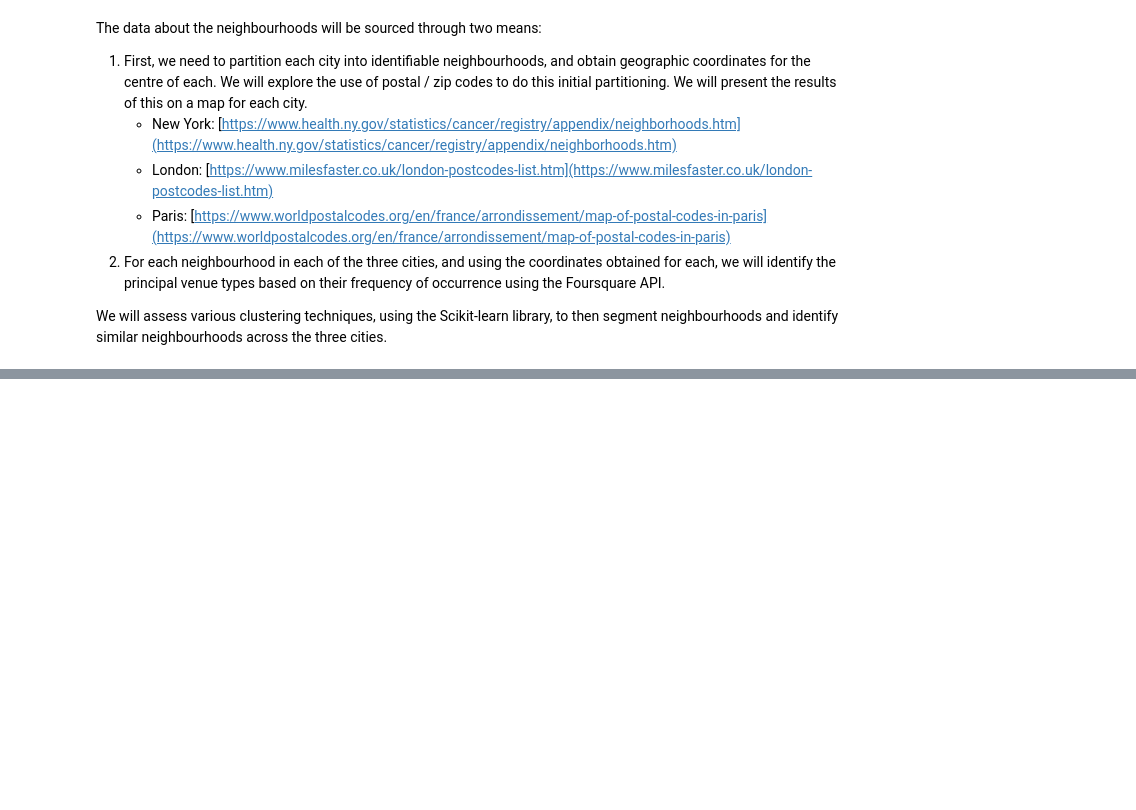
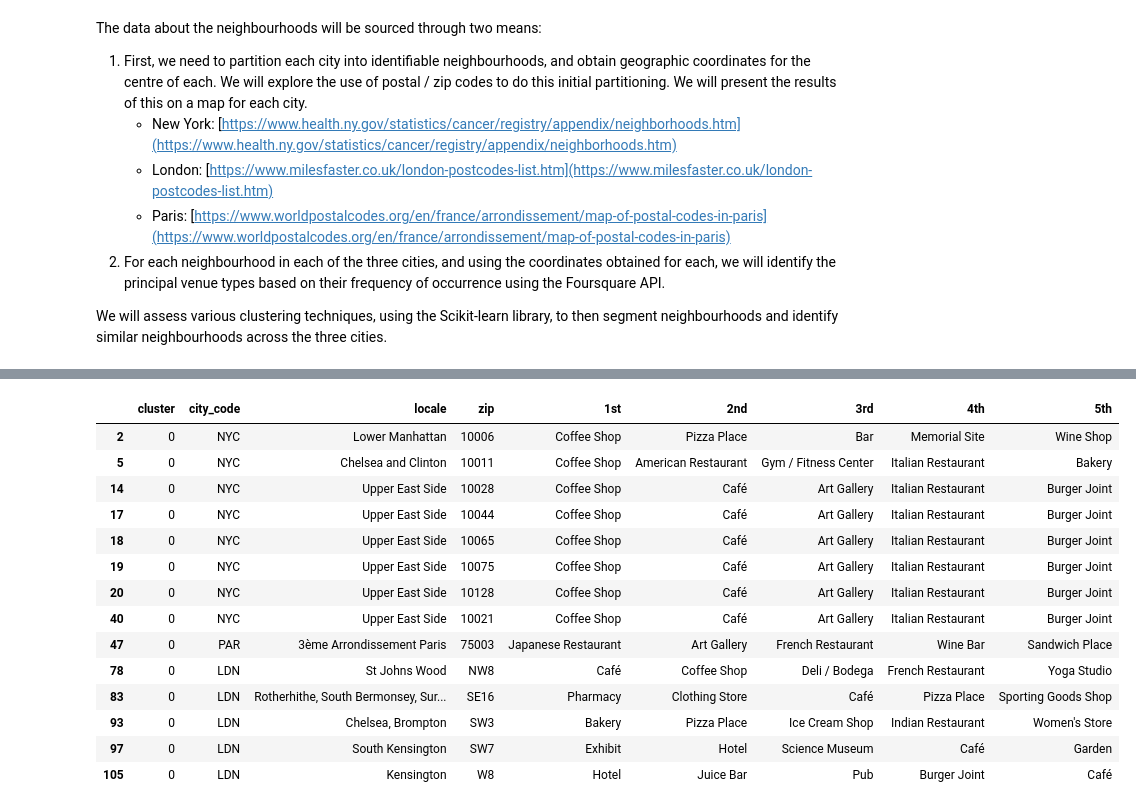
Before and after one commit to pemm8/Coursera_Capstone, a Jupyter notebook: Capstone_BattleOfNeighbourhoods.ipynb, the cells around one changed output, grey strips where cells are left out. Cells and saved outputs as stored; diff of their text form; code cells hidden in the pictures; blank space fills up the shorter version.

```diff
--- a/Capstone_BattleOfNeighbourhoods.ipynb
+++ b/Capstone_BattleOfNeighbourhoods.ipynb
@@ -24,0 +591,18 @@ We will assess various clustering techniques, using the Scikit-learn library, to
+# %%
+df_venues_sorted[df_venues_sorted['cluster'] == 0]
+# %% [output]
+|  | cluster | city_code | locale | zip | 1st | 2nd | 3rd | 4th | 5th |
+| 2 | 0 | NYC | Lower Manhattan | 10006 | Coffee Shop | Pizza Place | Bar | Memorial Site | Wine Shop |
+| 5 | 0 | NYC | Chelsea and Clinton | 10011 | Coffee Shop | American Restaurant | Gym / Fitness Center | Italian Restaurant | Bakery |
+| 14 | 0 | NYC | Upper East Side | 10028 | Coffee Shop | Café | Art Gallery | Italian Restaurant | Burger Joint |
+| 17 | 0 | NYC | Upper East Side | 10044 | Coffee Shop | Café | Art Gallery | Italian Restaurant | Burger Joint |
+| 18 | 0 | NYC | Upper East Side | 10065 | Coffee Shop | Café | Art Gallery | Italian Restaurant | Burger Joint |
+| 19 | 0 | NYC | Upper East Side | 10075 | Coffee Shop | Café | Art Gallery | Italian Restaurant | Burger Joint |
+| 20 | 0 | NYC | Upper East Side | 10128 | Coffee Shop | Café | Art Gallery | Italian Restaurant | Burger Joint |
+| 40 | 0 | NYC | Upper East Side | 10021 | Coffee Shop | Café | Art Gallery | Italian Restaurant | Burger Joint |
+| 47 | 0 | PAR | 3ème Arrondissement Paris | 75003 | Japanese Restaurant | Art Gallery | French Restaurant | Wine Bar | Sandwich Place |
+| 78 | 0 | LDN | St Johns Wood | NW8 | Café | Coffee Shop | Deli / Bodega | French Restaurant | Yoga Studio |
+| 83 | 0 | LDN | Rotherhithe, South Bermonsey, Sur... | SE16 | Pharmacy | Clothing Store | Café | Pizza Place | Sporting Goods Shop |
+| 93 | 0 | LDN | Chelsea, Brompton | SW3 | Bakery | Pizza Place | Ice Cream Shop | Indian Restaurant | Women's Store |
+| 97 | 0 | LDN | South Kensington | SW7 | Exhibit | Hotel | Science Museum | Café | Garden |
+| 105 | 0 | LDN | Kensington | W8 | Hotel | Juice Bar | Pub | Burger Joint | Café |
```
Also changed, not shown: parts of 85 cells of this notebook, 6 other files.
